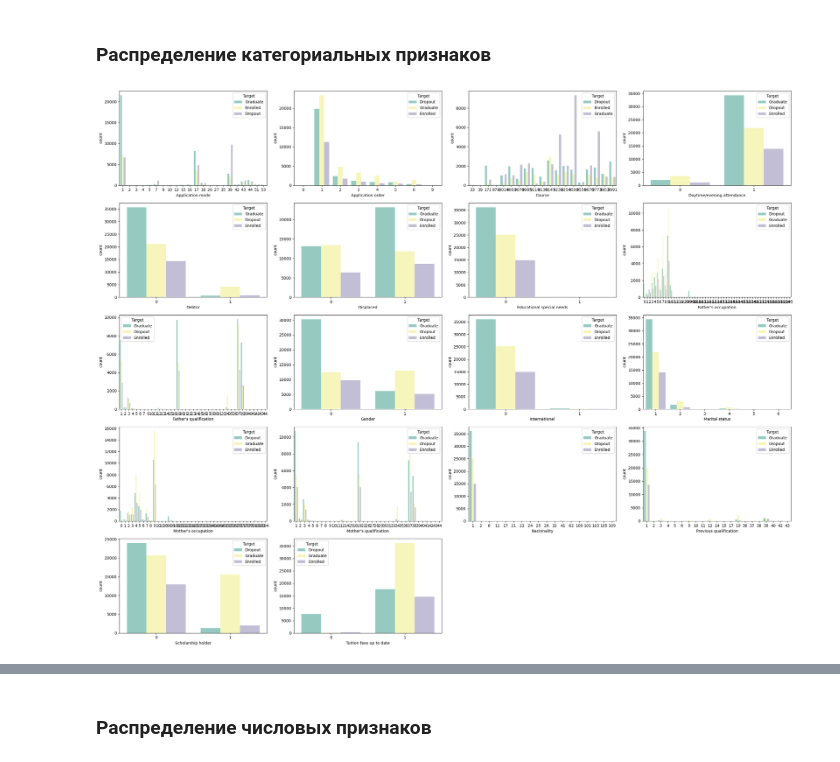
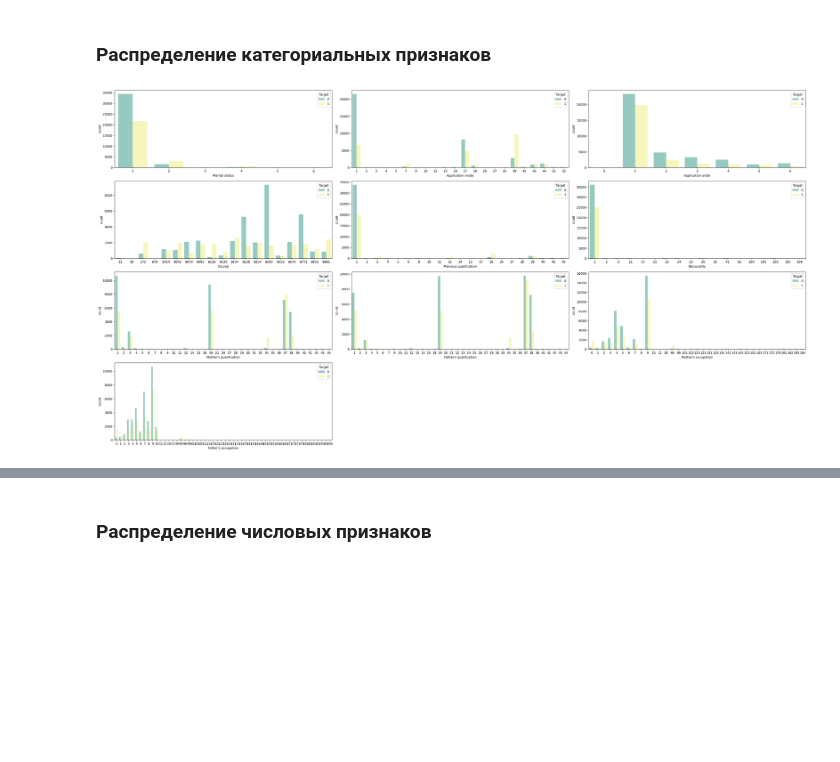
Before and after one commit to Tsur1k/ML-case4, a Jupyter notebook: notebooks/main.ipynb, the cells around one changed output, grey strips where cells are left out. Cells and saved outputs as stored; diff of their text form; code cells hidden in the pictures; blank space fills up the shorter version.

```diff
--- a/notebooks/main.ipynb
+++ b/notebooks/main.ipynb
@@ -85,0 +96,27 @@ memory usage: 22.2+ MB
+# %%
+target = "Target"
+enrolled_class_name = "Enrolled"
+
+train = train[train[target] != enrolled_class_name]
+
+
+# Список признаков для удаления
+delete_features = [
+    'Curricular units 1st sem (credited)',
+    'Curricular units 1st sem (enrolled)',
+    'Curricular units 1st sem (evaluations)',
+    'Curricular units 1st sem (approved)',
+    'Curricular units 1st sem (grade)',
+    'Curricular units 1st sem (without evaluations)',
+    'Curricular units 2nd sem (credited)',
+    'Curricular units 2nd sem (credited)',
+    'Curricular units 2nd sem (enrolled)',
+    'Curricular units 2nd sem (evaluations)',
+    'Curricular units 2nd sem (approved)',
+    'Curricular units 2nd sem (grade)',
+    'Curricular units 2nd sem (without evaluations)',
+    'Debtor'
+]
+
+train = train.drop(columns=delete_features, errors='ignore')
+test = test.drop(columns=delete_features, errors='ignore')
@@ -86,7 +145,6 @@ memory usage: 22.2+ MB
 # %% [markdown]
 ## Выделим признаки по типу данных
 # %%
-target = "Target"
 features = test.columns.to_list()
 
 categorical_features = train.select_dtypes(include=int).columns.to_list()
@@ -98,8 +156,10 @@ binary_features = [col for col in categorical_features
 discrete_features = [col for col in categorical_features
                      if col.startswith("Curricular")] + ["Age at enrollment"]
 
+numeric_features = continuous_features + discrete_features
+
 multi_category_features = [col for col in categorical_features
                           if col not in binary_features and col not in discrete_features and col != target]
 
-categorical_features = list(np.setdiff1d(categorical_features, discrete_features))
+categorical_features = binary_features + multi_category_features
 # %%
@@ -165,11 +226,11 @@ train.describe().T
 # %% [markdown]
 ### Распределение категориальных признаков
 # %%
-plt.figure(figsize=(25, 20))
+plt.figure(figsize=(32, 20))
 for i, col in enumerate(categorical_features):
-    plt.subplot(5, 4, i+1)
+    plt.subplot(5, 3, i+1)
     sns.countplot(data=train, x=col, hue=target, palette="Set3")
 plt.tight_layout()
 plt.show()
 # %% [output]
-[figure, old version]
+[figure, new version]
```
Also changed, not shown: parts of 47 cells of this notebook, 2 other files.
